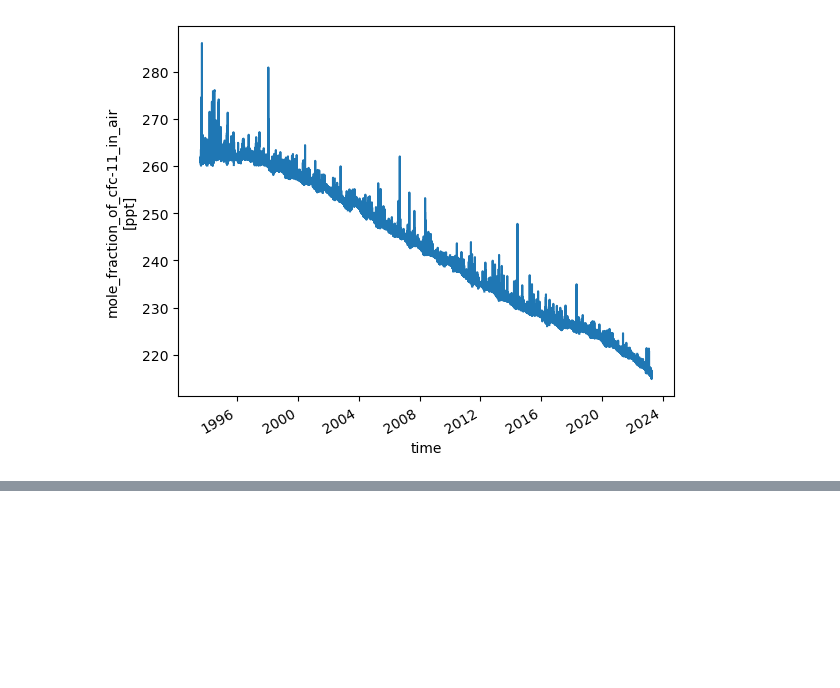
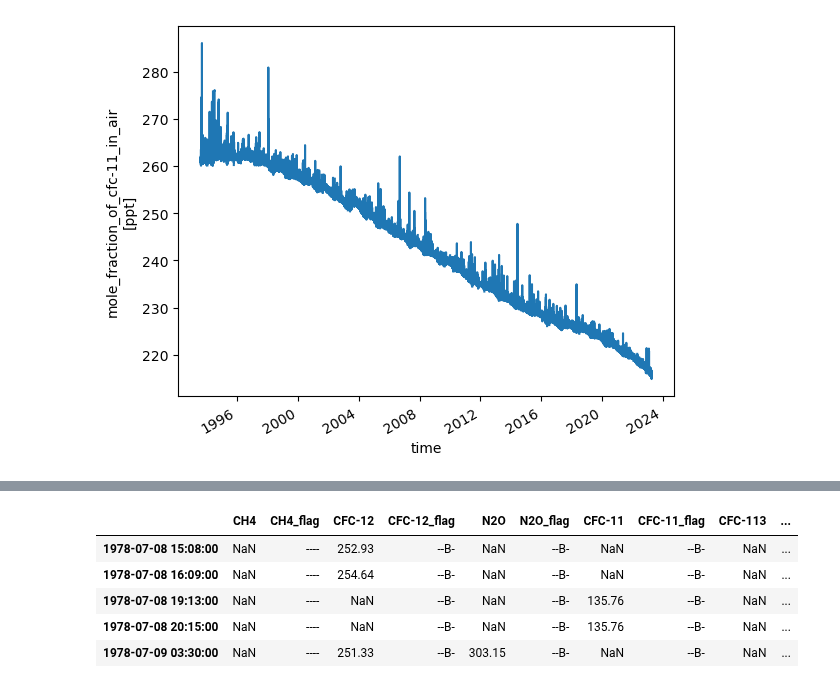
Before and after one commit to mrghg/agage-archive, a Jupyter notebook: notebooks/tutorial.ipynb, the cells around one changed output, grey strips where cells are left out. Cells and saved outputs as stored; diff of their text form; code cells hidden in the pictures; blank space fills up the shorter version.

```diff
--- a/notebooks/tutorial.ipynb
+++ b/notebooks/tutorial.ipynb
@@ -9,0 +17,9 @@ aa.mf.plot()
+# %%
+df.head()
+# %% [output]
+|  | CH4 | CH4_flag | CFC-12 | CFC-12_flag | N2O | N2O_flag | CFC-11 | CFC-11_flag | CFC-113 | ... |
+| 1978-07-08 15:08:00 | NaN | ---- | 252.93 | --B- | NaN | --B- | NaN | --B- | NaN | ... |
+| 1978-07-08 16:09:00 | NaN | ---- | 254.64 | --B- | NaN | --B- | NaN | --B- | NaN | ... |
+| 1978-07-08 19:13:00 | NaN | ---- | NaN | --B- | NaN | --B- | 135.76 | --B- | NaN | ... |
+| 1978-07-08 20:15:00 | NaN | ---- | NaN | --B- | NaN | --B- | 135.76 | --B- | NaN | ... |
+| 1978-07-09 03:30:00 | NaN | ---- | 251.33 | --B- | 303.15 | --B- | NaN | --B- | NaN | ... |
```
Also changed, not shown: parts of 3 cells of this notebook, 4 other files.
